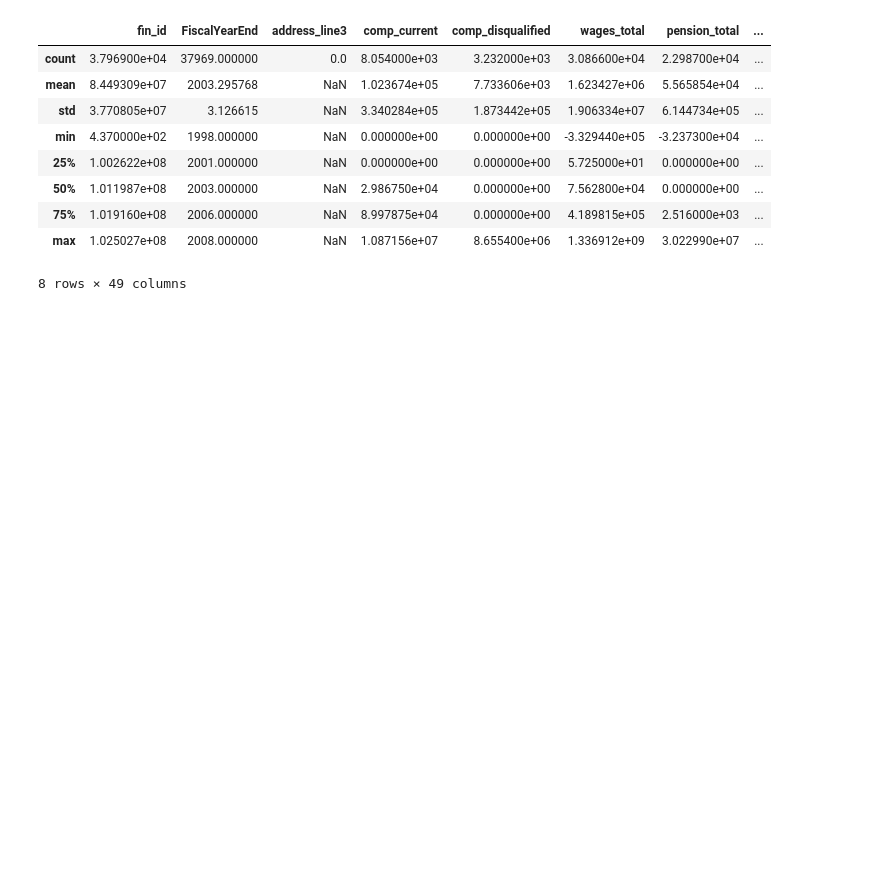
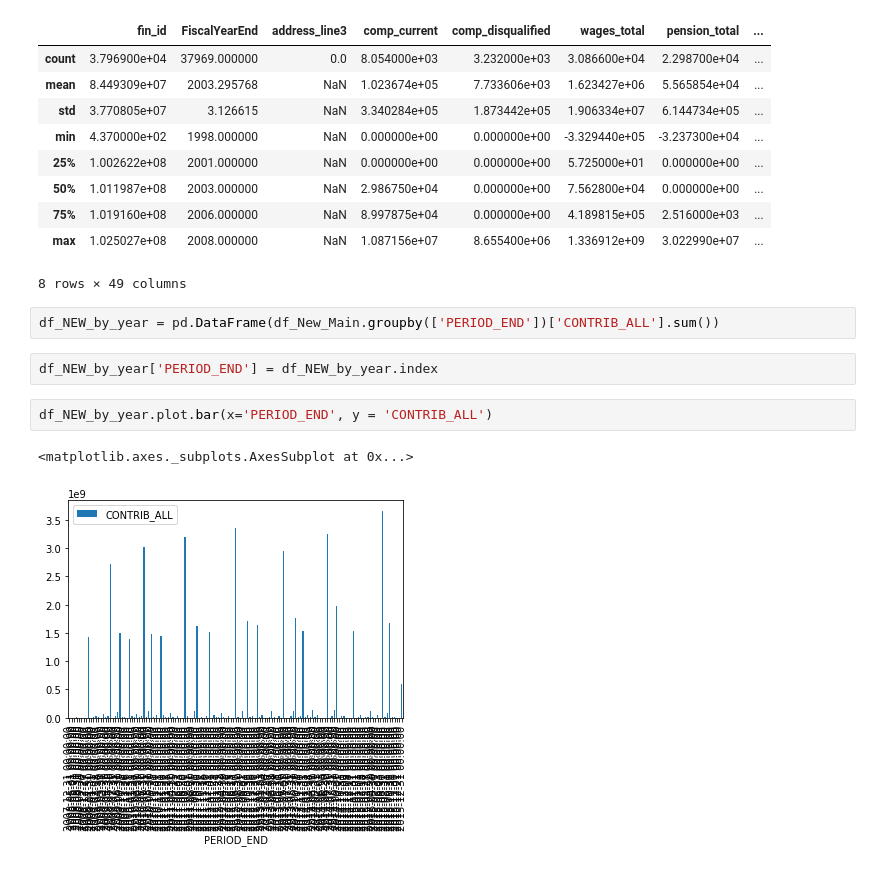
Before and after one commit to Cmorse15/560Project, a Jupyter notebook: initDataManip.ipynb, the cells around one changed output. Saved outputs shown, nothing was run; the diff lists cells and outputs as text; blank space fills up the shorter version.

```diff
--- a/initDataManip.ipynb
+++ b/initDataManip.ipynb
@@ -109,3 +109,12 @@ df_Old_Main.describe()
 | 75% | 1.019160e+08 | 2006.000000 | NaN | 8.997875e+04 | 0.000000e+00 | 4.189815e+05 | 2.516000e+03 | ... |
 | max | 1.025027e+08 | 2008.000000 | NaN | 1.087156e+07 | 8.655400e+06 | 1.336912e+09 | 3.022990e+07 | ... |
 8 rows × 49 columns
+# %%
+df_NEW_by_year = pd.DataFrame(df_New_Main.groupby(['PERIOD_END'])['CONTRIB_ALL'].sum())
+# %%
+df_NEW_by_year['PERIOD_END'] = df_NEW_by_year.index
+# %%
+df_NEW_by_year.plot.bar(x='PERIOD_END', y = 'CONTRIB_ALL')
+# %% [output]
+<matplotlib.axes._subplots.AxesSubplot at 0x...>
+[figure, added]
```
Also changed, not shown: 1 other file.
